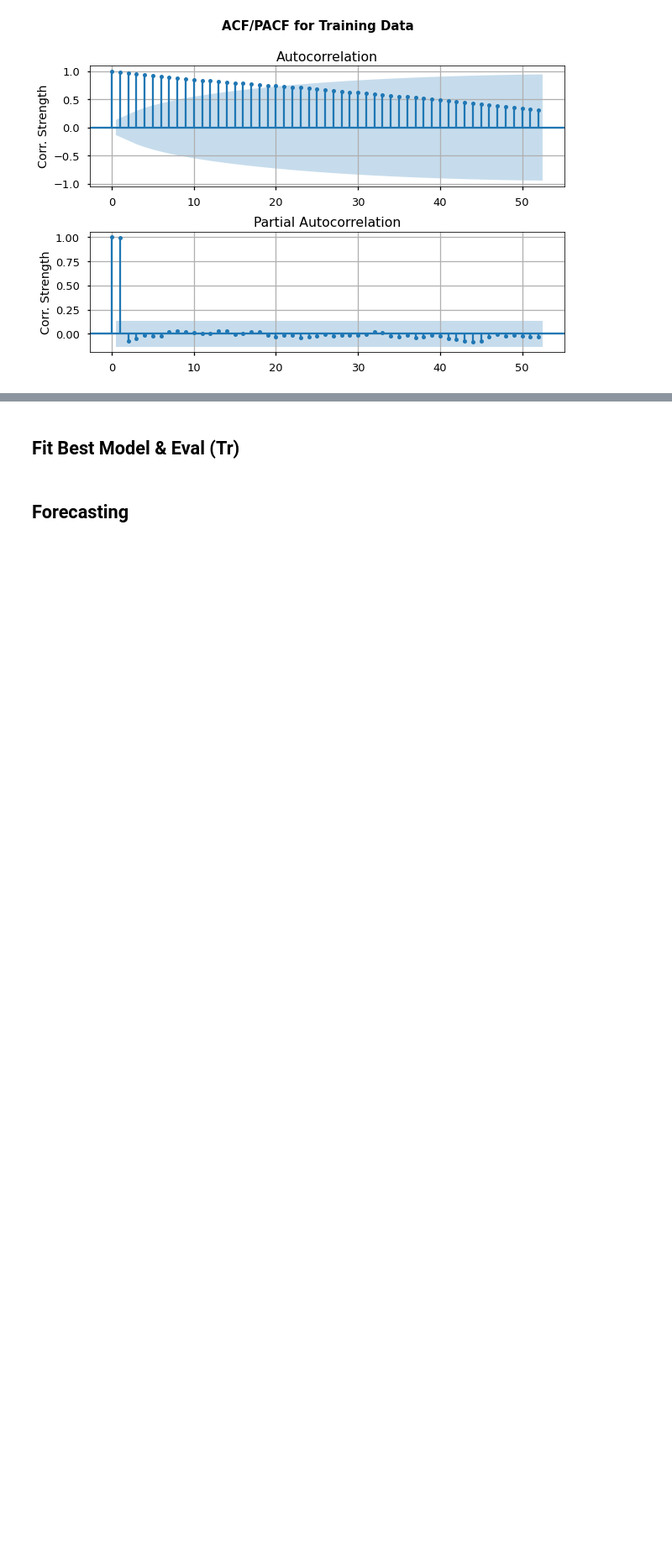
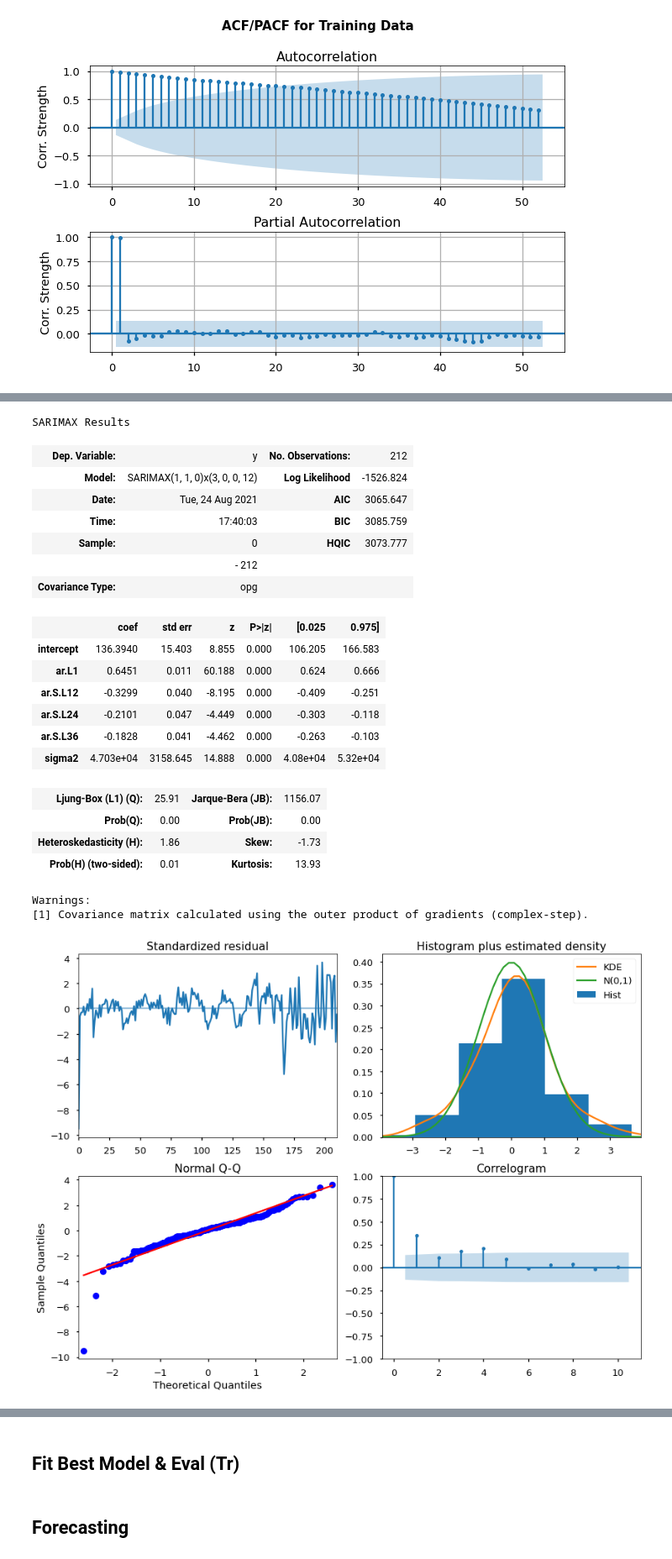
Before and after one commit to BenJMcCarty/Best_of_the_Burgh, a Jupyter notebook: workbooks/WIP_Main_Notebook.ipynb, the cells around one changed output, grey strips where cells are left out. Shown at 84% size. Drawn from its saved outputs; the diff is of its cells as text; code cells hidden in the pictures; blank space fills up the shorter version.

Commit message:
Got best model for 1st

```diff
--- a/workbooks/WIP_Main_Notebook.ipynb
+++ b/workbooks/WIP_Main_Notebook.ipynb
@@ -834,9 +850,36 @@ train.plot();
 [figure]
 # %%
 ## Using auto_arima to determine best parameters for modeling
-auto_model = pmd.auto_arima(test_zip.loc['2008':],start_p=0,start_q=0,d=1,
+auto_model = pmd.auto_arima(train,start_p=0,start_q=0,d=1,
                             max_p=3,max_q=3,
-                            max_P=3,max_Q=3,
+                            max_P=3,max_Q=3, D=0,
                             start_P=0,start_Q=0,
                             m=12,
                             verbose=2)
+
+display(auto_model.summary())
+auto_model.plot_diagnostics(figsize= (12,9));
+plt.tight_layout()
+# %% [output]
+SARIMAX Results
+| Dep. Variable: | y | No. Observations: | 212 |
+| Model: | SARIMAX(1, 1, 0)x(3, 0, 0, 12) | Log Likelihood | -1526.824 |
+| Date: | Tue, 24 Aug 2021 | AIC | 3065.647 |
+| Time: | 17:40:03 | BIC | 3085.759 |
+| Sample: | 0 | HQIC | 3073.777 |
+|  | - 212 |  |  |
+| Covariance Type: | opg |  |  |
+|  | coef | std err | z | P>|z| | [0.025 | 0.975] |
+| intercept | 136.3940 | 15.403 | 8.855 | 0.000 | 106.205 | 166.583 |
+| ar.L1 | 0.6451 | 0.011 | 60.188 | 0.000 | 0.624 | 0.666 |
+| ar.S.L12 | -0.3299 | 0.040 | -8.195 | 0.000 | -0.409 | -0.251 |
+| ar.S.L24 | -0.2101 | 0.047 | -4.449 | 0.000 | -0.303 | -0.118 |
+| ar.S.L36 | -0.1828 | 0.041 | -4.462 | 0.000 | -0.263 | -0.103 |
+| sigma2 | 4.703e+04 | 3158.645 | 14.888 | 0.000 | 4.08e+04 | 5.32e+04 |
+| Ljung-Box (L1) (Q): | 25.91 | Jarque-Bera (JB): | 1156.07 |
+| Prob(Q): | 0.00 | Prob(JB): | 0.00 |
+| Heteroskedasticity (H): | 1.86 | Skew: | -1.73 |
+| Prob(H) (two-sided): | 0.01 | Kurtosis: | 13.93 |
+Warnings:
+[1] Covariance matrix calculated using the outer product of gradients (complex-step).
+[figure, added]
```
Also changed, not shown: parts of 21 cells of this notebook.
